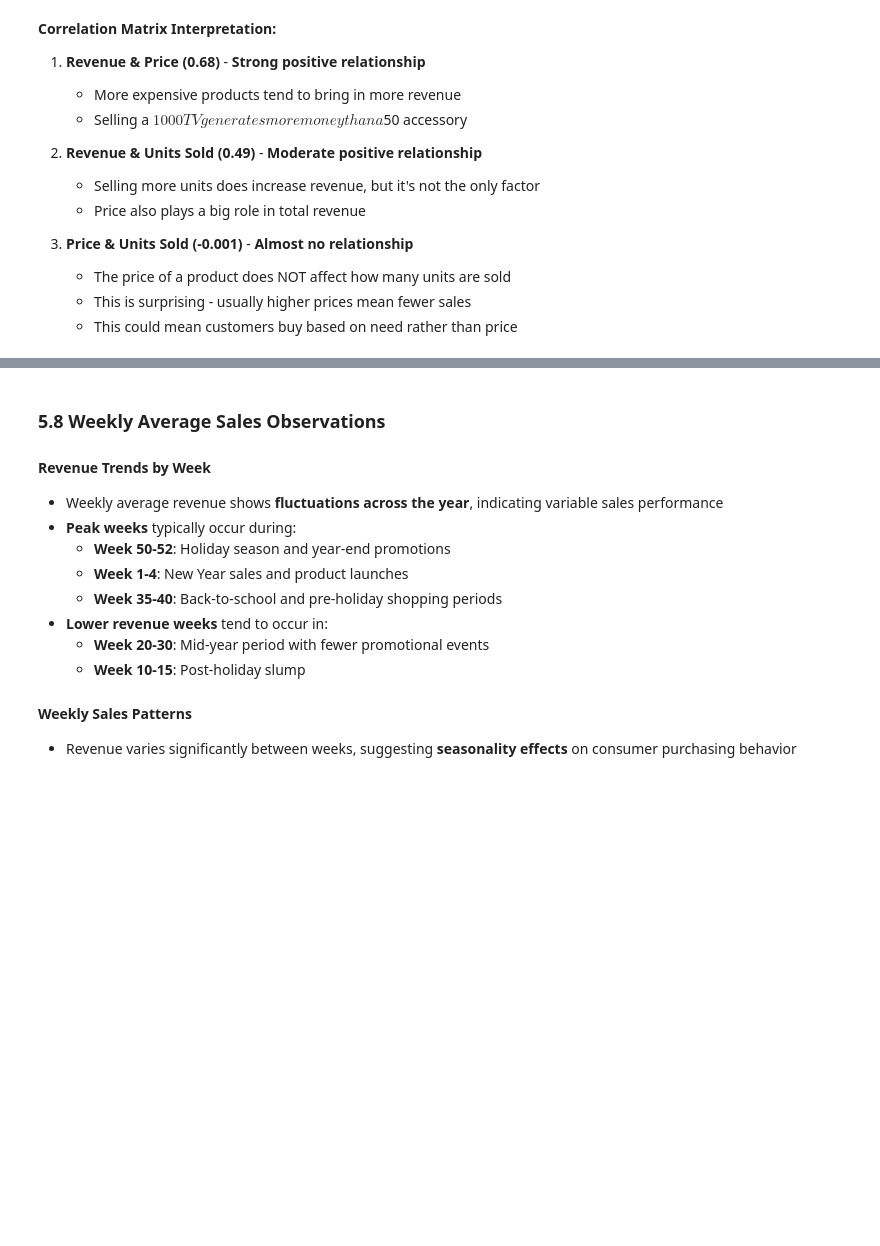
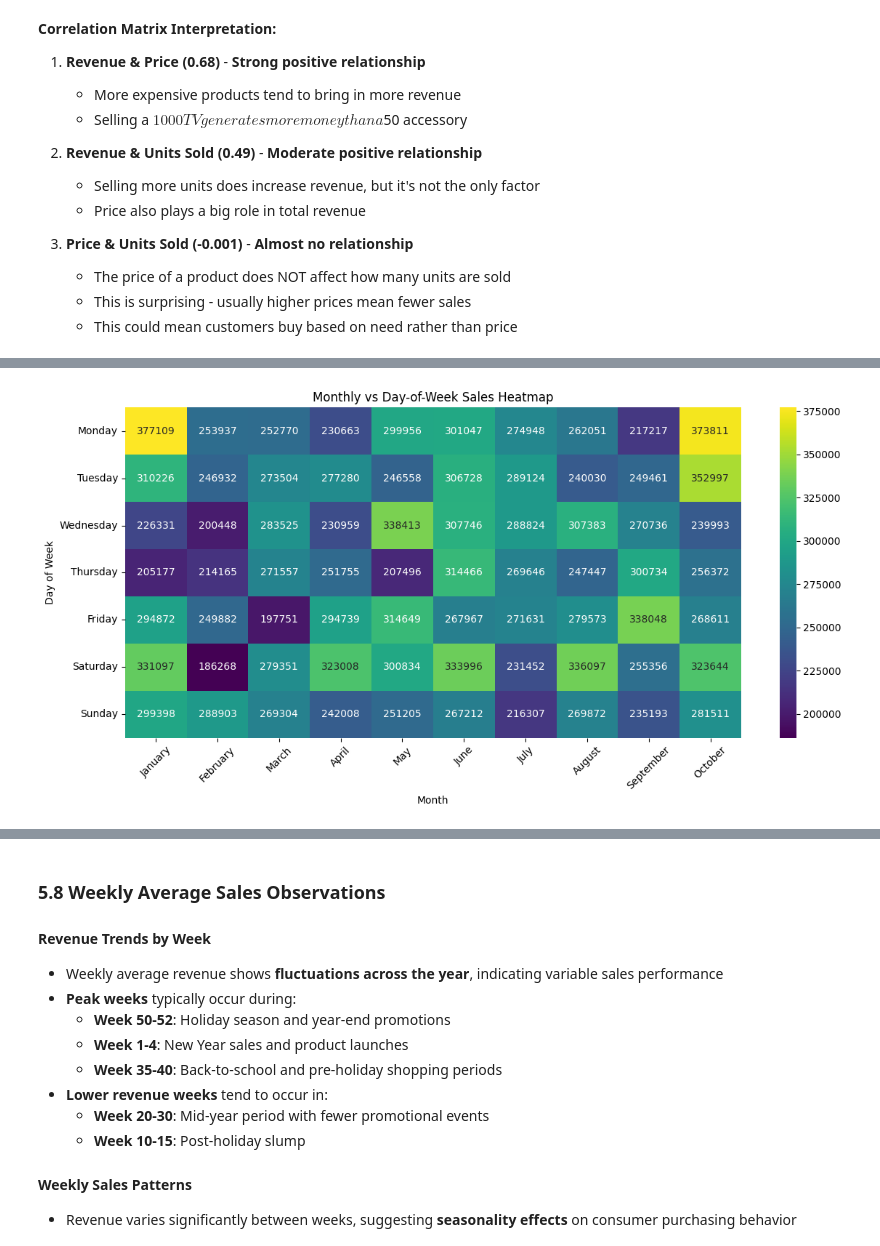
Before and after one commit to rizikilatifa/Samsung-Sales-Forecasting, a Jupyter notebook: Samsung Sales forecasting.ipynb, the cells around one changed output, grey strips where cells are left out. Drawn from its saved outputs; the diff is of its cells as text; code cells hidden in the pictures; blank space fills up the shorter version.

```diff
--- a/Samsung Sales forecasting.ipynb
+++ b/Samsung Sales forecasting.ipynb
@@ -822,0 +826,34 @@ corr_matrix
+# %%
+# Define the correct month order
+month_order = ['January', 'February', 'March', 'April', 'May', 'June',
+               'July', 'August', 'September', 'October', 'November', 'December']
+
+# Ensure 'month' column is ordered correctly
+data['month'] = pd.Categorical(data['month'], categories=month_order, ordered=True)
+
+# Extract day of week from sale_date column
+data['day_of_week'] = data['sale_date'].dt.day_name()
+
+# Create pivot table: sum of sales amount by day and month
+heatmap_data = data.pivot_table(
+    values='revenue_usd',
+    index='day_of_week',
+    columns='month',
+    aggfunc='sum'
+)
+
+# Reorder days of the week
+day_order = ['Monday', 'Tuesday', 'Wednesday', 'Thursday', 'Friday', 'Saturday', 'Sunday']
+heatmap_data = heatmap_data.reindex(index=day_order)
+
+# Plot the heatmap
+plt.figure(figsize=(12, 6))
+sns.heatmap(heatmap_data, annot=True, fmt=".0f", cmap="viridis")
+plt.title("Monthly vs Day-of-Week Sales Heatmap")
+plt.xlabel("Month")
+plt.ylabel("Day of Week")
+plt.xticks(rotation=45)
+plt.tight_layout()
+plt.show()
+# %% [output]
+[figure, added]
```
Also changed, not shown: parts of 9 cells of this notebook.
